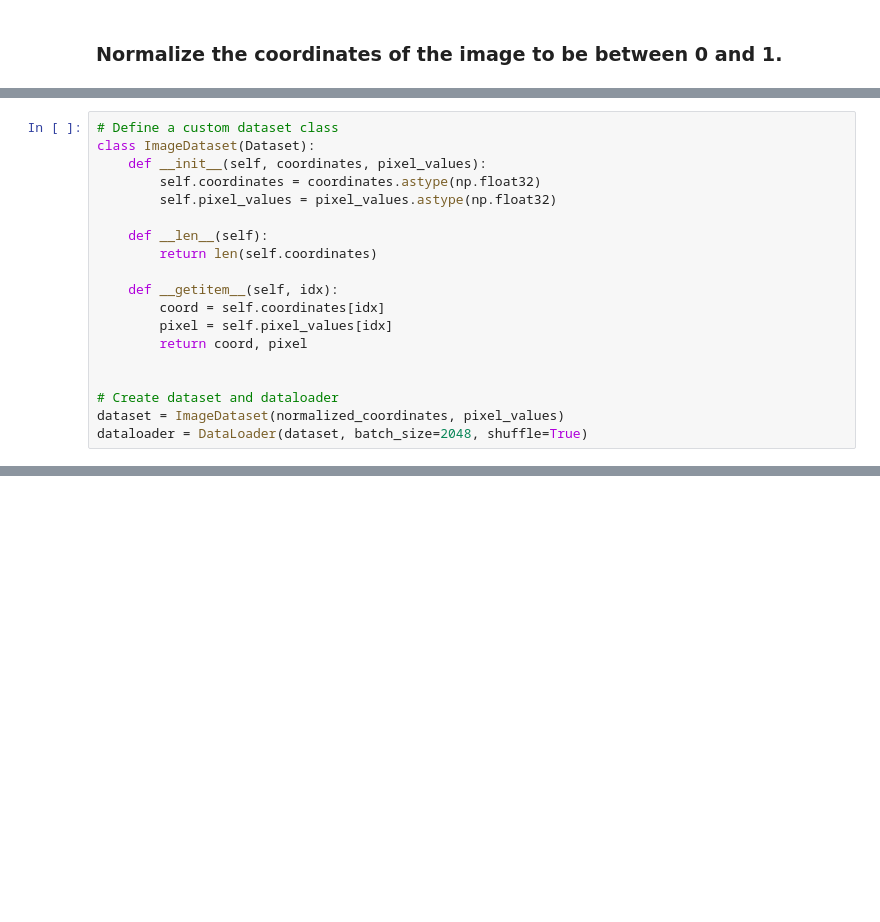
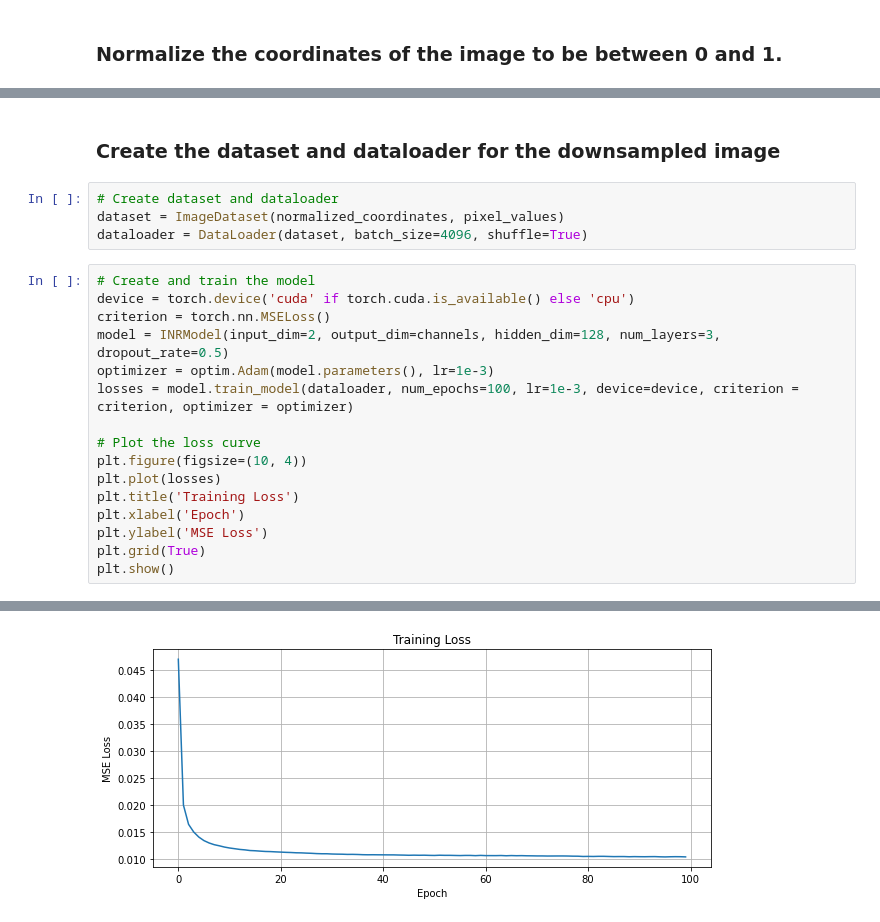
Before and after one commit to MSerraj/ComputationalPhotography, a Jupyter notebook: INR_Single.ipynb, the cells around one changed output, grey strips where cells are left out. Saved outputs shown, nothing was run; the diff lists cells and outputs as text; blank space fills up the shorter version.

```diff
--- a/INR_Single.ipynb
+++ b/INR_Single.ipynb
@@ -102,19 +92,0 @@ Pixel values shape: (418880, 3)
-# %%
-# Define a custom dataset class
-class ImageDataset(Dataset):
-    def __init__(self, coordinates, pixel_values):
-        self.coordinates = coordinates.astype(np.float32)
-        self.pixel_values = pixel_values.astype(np.float32)
-
-    def __len__(self):
-        return len(self.coordinates)
-
-    def __getitem__(self, idx):
-        coord = self.coordinates[idx]
-        pixel = self.pixel_values[idx]
-        return coord, pixel
-
-
-# Create dataset and dataloader
-dataset = ImageDataset(normalized_coordinates, pixel_values)
-dataloader = DataLoader(dataset, batch_size=2048, shuffle=True)
@@ -197,0 +93,23 @@ Epoch 40, Loss: 7183.293993
+# %% [markdown]
+### Create the dataset and dataloader for the downsampled image
+# %%
+# Create dataset and dataloader
+dataset = ImageDataset(normalized_coordinates, pixel_values)
+dataloader = DataLoader(dataset, batch_size=4096, shuffle=True)
+# %%
+# Create and train the model
+device = torch.device('cuda' if torch.cuda.is_available() else 'cpu')
+criterion = torch.nn.MSELoss()
+model = INRModel(input_dim=2, output_dim=channels, hidden_dim=128, num_layers=3, dropout_rate=0.5)
+optimizer = optim.Adam(model.parameters(), lr=1e-3)
+losses = model.train_model(dataloader, num_epochs=100, lr=1e-3, device=device, criterion = criterion, optimizer = optimizer)
+
+# Plot the loss curve
+plt.figure(figsize=(10, 4))
+plt.plot(losses)
+plt.title('Training Loss')
+plt.xlabel('Epoch')
+plt.ylabel('MSE Loss')
+plt.grid(True)
+plt.show()
+# %% [output]
@@ -198,2 +126,3 @@ Epoch 40, Loss: 7183.293993
+[figure, added]
 # %%
 # Generate normalized coordinates for the original image size
```
Also changed, not shown: parts of 12 cells of this notebook, 1 other file.
